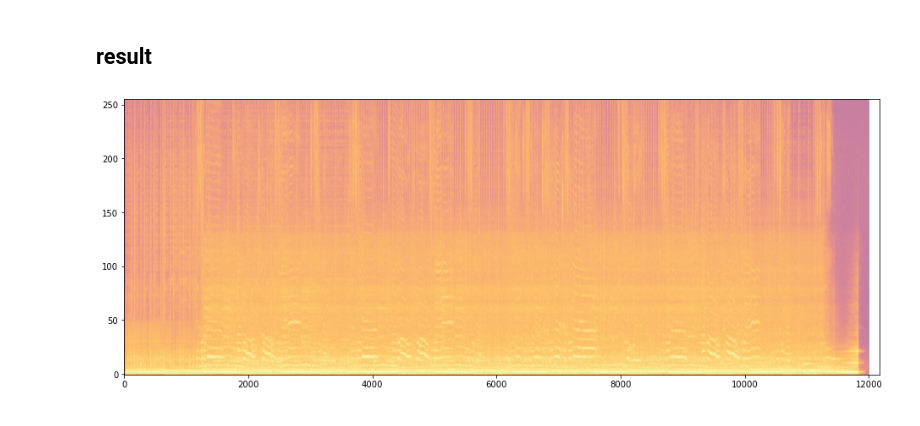
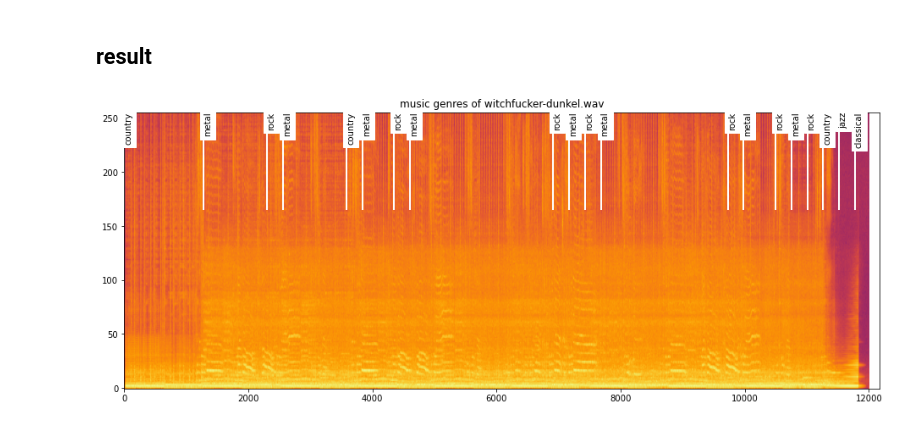
Before and after one commit to christian-eismann/music-classifier, a Jupyter notebook: music-classifier.ipynb, the cells around one changed output. Cells and saved outputs as stored; diff of their text form; code cells hidden in the pictures.

```diff
--- a/music-classifier.ipynb
+++ b/music-classifier.ipynb
@@ -71,15 +71,19 @@ input_genre = input_genre.tolist()
 genre_change = []
 for step in np.arange(len(input_genre)):
     if (input_genre[step]!=input_genre[step-1]):
-        genre_change.append(i)
+        genre_change.append(step)
 # %% [markdown]
 ## result
 # %%
 plt.figure(figsize=(16, 6))
-plt.imshow(spec, origin='lower', cmap='inferno', aspect='auto', alpha=1)
+plt.imshow(input_spectrogram, origin='lower', cmap='inferno', aspect='auto')
 
 for step in genre_change:
-    plt.axvline(step*256, .7, 1, color='white', linewidth=2)
-    plt.text(x=step*256, y=256, s=x[step], rotation='vertical', horizontalalignment='left', verticalalignment='top', backgroundcolor='white')
+    plt.axvline(step*256, .65, 1, color='white', linewidth=2)
+    plt.text(x=step*256, y=256, s=input_genre[step], rotation='vertical', horizontalalignment='left', verticalalignment='top', backgroundcolor='white')
 
+plt.title(f'music genres of {path_to_audio}')
+plt.savefig('images/output.jpg', dpi=300, bbox_inches='tight')
 plt.show()
+# %% [output]
+[figure, added]
@@ -97,4 +89,0 @@ def plot_spectrogram(filepath):
-# %%
-plot_spectrogram('witchfucker-dunkel.wav')
-# %% [output]
-[figure, removed]
```
Also changed, not shown: parts of 8 cells of this notebook.
